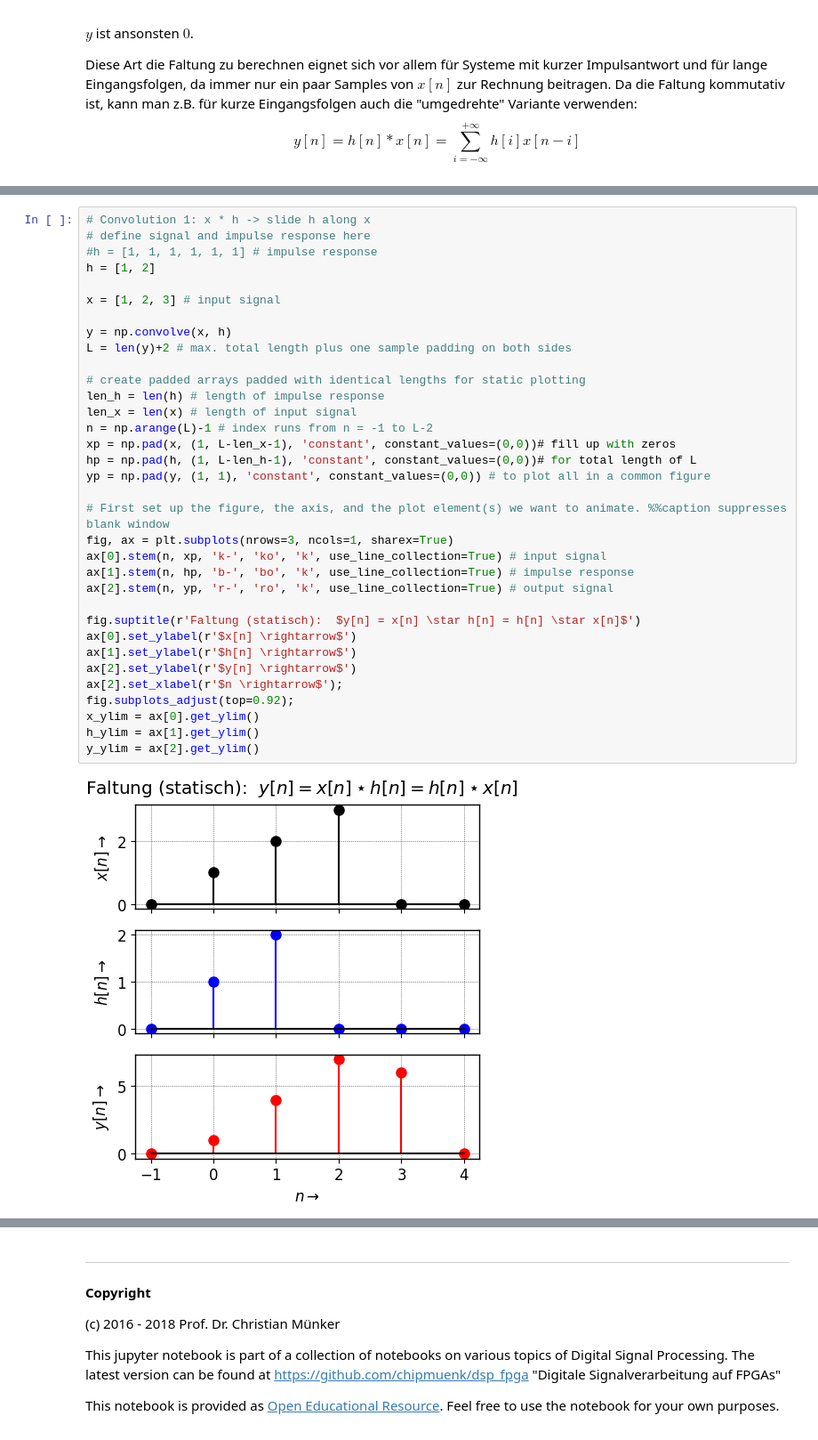
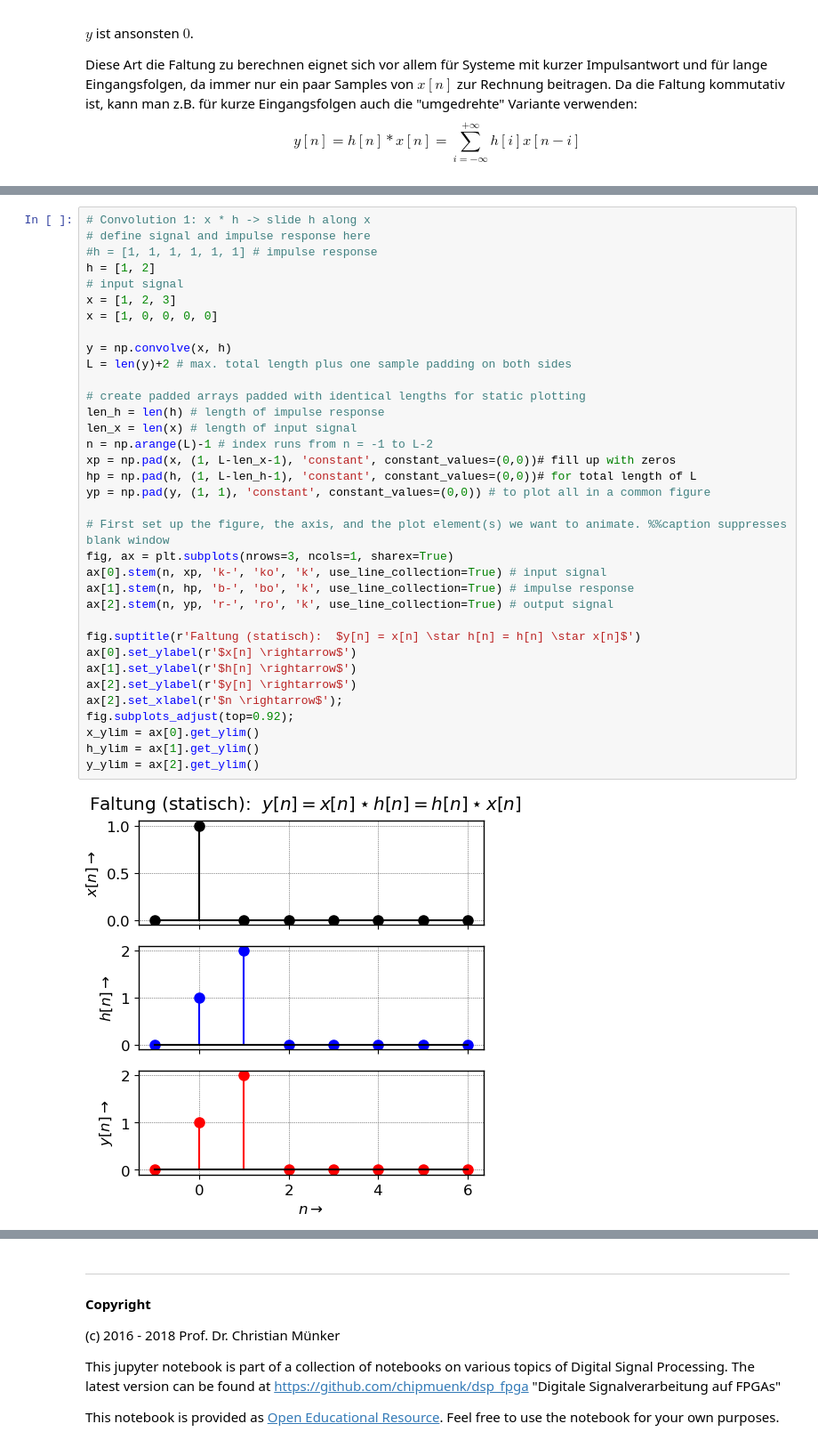
Before and after one commit to chipmuenk/dsp, a Jupyter notebook: notebooks/01_LTI/LTI-Animate_Convolution.ipynb, the cells around one changed output, grey strips where cells are left out. Shown at 89% size. Drawn from its saved outputs; the diff is of its cells as text.

```diff
--- a/notebooks/01_LTI/LTI-Animate_Convolution.ipynb
+++ b/notebooks/01_LTI/LTI-Animate_Convolution.ipynb
@@ -69,37 +71,38 @@ IPython: 7.11.1
 # define signal and impulse response here
 #h = [1, 1, 1, 1, 1, 1] # impulse response
 h = [1, 2]
-
-x = [1, 2, 3] # input signal
+# input signal
+x = [1, 2, 3]
+x = [1, 0, 0, 0, 0]
 
 y = np.convolve(x, h)
 L = len(y)+2 # max. total length plus one sample padding on both sides
 
 # create padded arrays padded with identical lengths for static plotting
 len_h = len(h) # length of impulse response
 len_x = len(x) # length of input signal
 n = np.arange(L)-1 # index runs from n = -1 to L-2
 xp = np.pad(x, (1, L-len_x-1), 'constant', constant_values=(0,0))# fill up with zeros
 hp = np.pad(h, (1, L-len_h-1), 'constant', constant_values=(0,0))# for total length of L
 yp = np.pad(y, (1, 1), 'constant', constant_values=(0,0)) # to plot all in a common figure
 
 # First set up the figure, the axis, and the plot element(s) we want to animate. %%caption suppresses blank window
 fig, ax = plt.subplots(nrows=3, ncols=1, sharex=True)
 ax[0].stem(n, xp, 'k-', 'ko', 'k', use_line_collection=True) # input signal
 ax[1].stem(n, hp, 'b-', 'bo', 'k', use_line_collection=True) # impulse response
 ax[2].stem(n, yp, 'r-', 'ro', 'k', use_line_collection=True) # output signal
 
 fig.suptitle(r'Faltung (statisch):  $y[n] = x[n] \star h[n] = h[n] \star x[n]$')
 ax[0].set_ylabel(r'$x[n] \rightarrow$')
 ax[1].set_ylabel(r'$h[n] \rightarrow$')
 ax[2].set_ylabel(r'$y[n] \rightarrow$')
 ax[2].set_xlabel(r'$n \rightarrow$');
 fig.subplots_adjust(top=0.92);
 x_ylim = ax[0].get_ylim()
 h_ylim = ax[1].get_ylim()
 y_ylim = ax[2].get_ylim()
 # %% [output]
-[figure, old version]
+[figure, new version]
 # %%
 # create zero padded copies for animation plotting
 x_i = np.pad(x, (len_h, len_h), 'constant', constant_values=(0,0))
```
Also changed, not shown: parts of 3 cells of this notebook, 3 other files.
